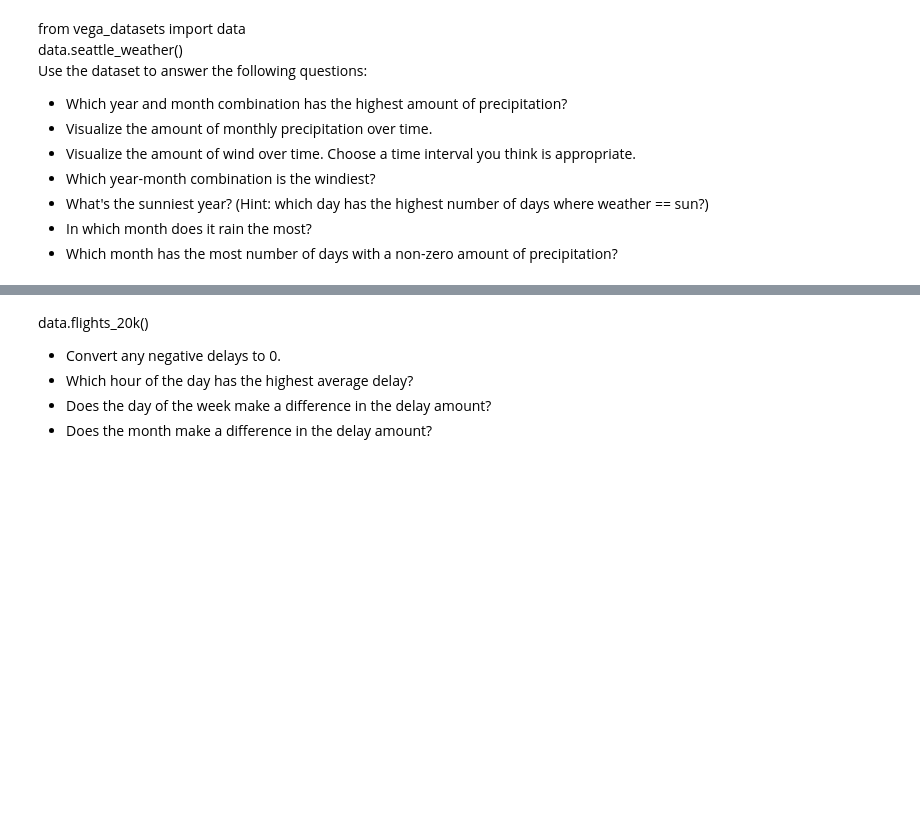
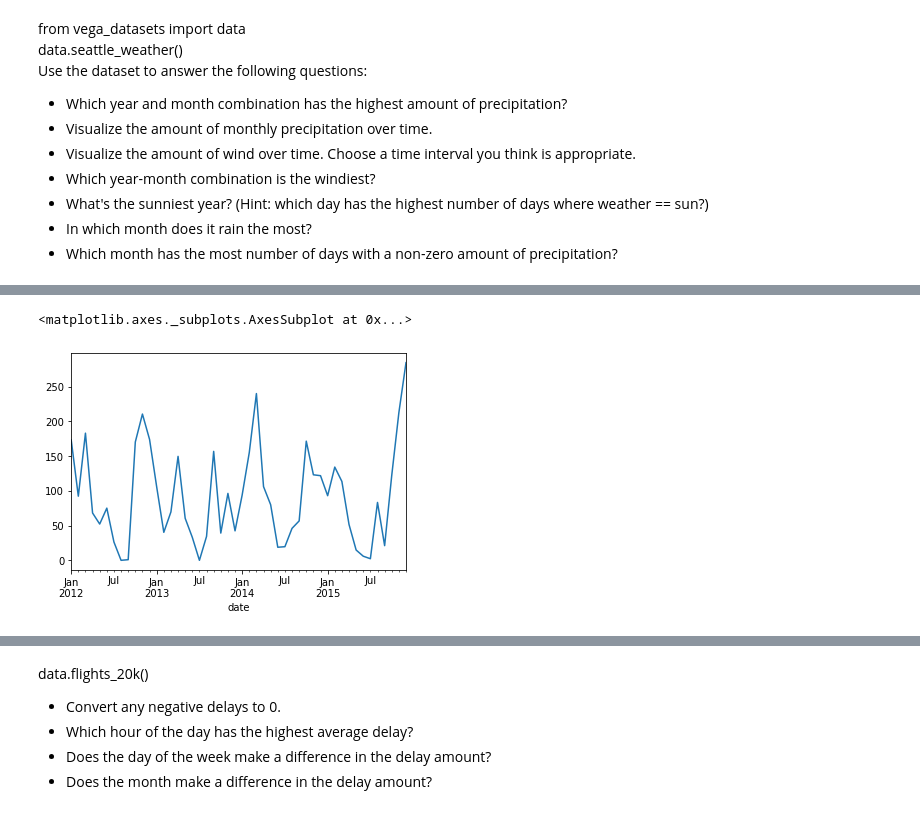
Before and after one commit to RyvynYoung/time-series-exercises, a Jupyter notebook: time-series-manipulation.ipynb, the cells around one changed output, grey strips where cells are left out. Saved outputs shown, nothing was run; the diff lists cells and outputs as text; code cells hidden in the pictures; blank space fills up the shorter version.

```diff
--- a/time-series-manipulation.ipynb
+++ b/time-series-manipulation.ipynb
@@ -185,0 +197,4 @@ Use the dataset to answer the following questions:
+# %%
+# get data
+seattle = data.seattle_weather()
+seattle.head()
@@ -185,0 +208,4 @@ Use the dataset to answer the following questions:
+# %%
+# set index as date and sort
+seattle = seattle.set_index('date').sort_index()
+seattle.head()
@@ -185,0 +225,6 @@ Use the dataset to answer the following questions:
+# %%
+# Visualize the amount of monthly precipitation over time.
+seattle.resample('M').precipitation.sum().plot()
+# %% [output]
+<matplotlib.axes._subplots.AxesSubplot at 0x...>
+[figure, added]
```
Also changed, not shown: parts of 35 cells of this notebook.
